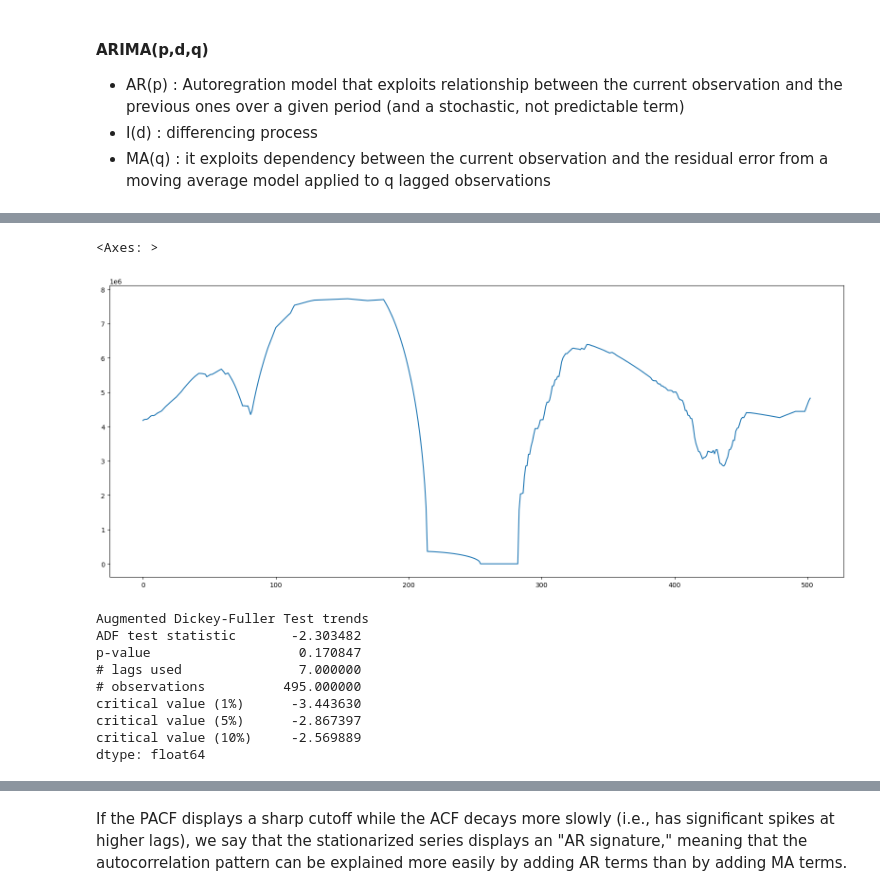
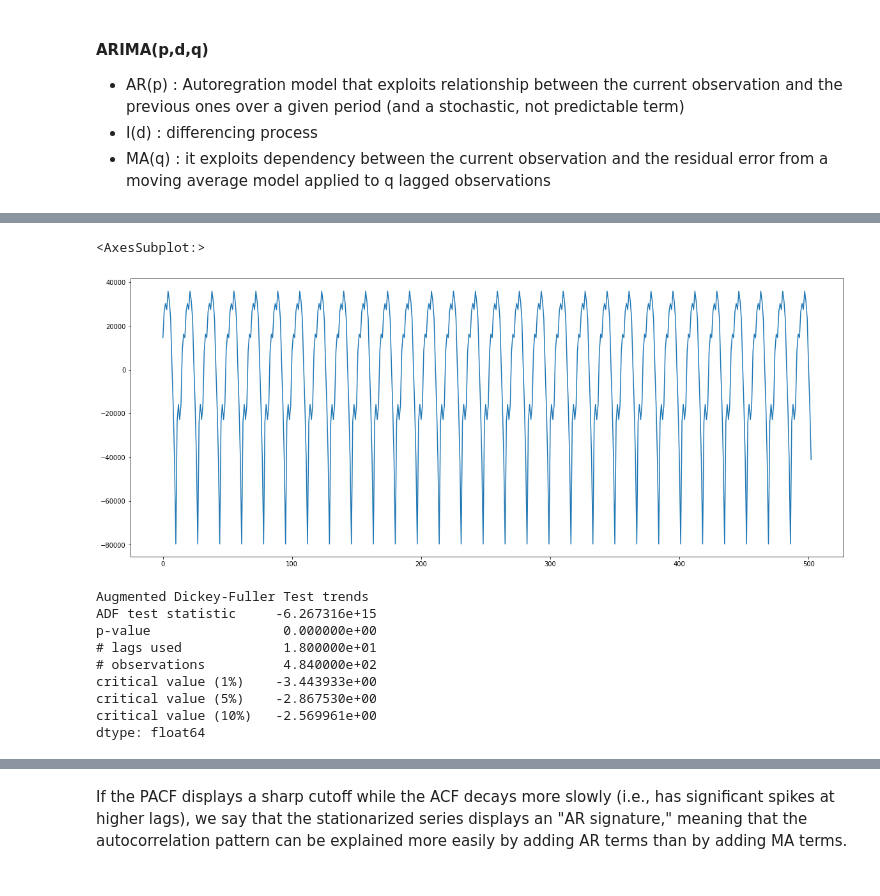
Before and after one commit to Marco000000000/DistribuitedFileSystem, a Jupyter notebook: TS06_Forecasting_part3_ARIMA std_Throughput.ipynb, the cells around one changed output, grey strips where cells are left out. Saved outputs shown, nothing was run; the diff lists cells and outputs as text; code cells hidden in the pictures.

```diff
--- a/TS06_Forecasting_part3_ARIMA std_Throughput.ipynb
+++ b/TS06_Forecasting_part3_ARIMA std_Throughput.ipynb
@@ -51,12 +52,13 @@ Requirement already satisfied: six in d:\programmazione\vscode\python\distribuit
 # %%
 # try to predict trend: Extract trend
 from statsmodels.tsa.seasonal import seasonal_decompose
-result = seasonal_decompose(tsr[1][:], model='additive', period=1)
-trend = result.trend.dropna()
+result = seasonal_decompose(tsr[1][:], model='additive', period=17)
+
+trend = result.seasonal.dropna()
 trend.plot(figsize=(20,8))
 # %% [output]
-<Axes: >
+<AxesSubplot:>
-[figure, old version]
+[figure, new version]
 # %%
 #Check stationarity (p_value < 0.05)
 from statsmodels.tsa.stattools import adfuller
@@ -72,13 +74,13 @@ for key,val in adft[4].items():
 print(out)
 # %% [output]
 Augmented Dickey-Fuller Test trends
-ADF test statistic       -2.303482
-p-value                   0.170847
-# lags used               7.000000
-# observations          495.000000
-critical value (1%)      -3.443630
-critical value (5%)      -2.867397
-critical value (10%)     -2.569889
+ADF test statistic     -6.267316e+15
+p-value                 0.000000e+00
+# lags used             1.800000e+01
+# observations          4.840000e+02
+critical value (1%)    -3.443933e+00
+critical value (5%)    -2.867530e+00
+critical value (10%)   -2.569961e+00
 dtype: float64
 # %%
 #Lags plot
```
Also changed, not shown: parts of 17 cells of this notebook, 1 other file.
